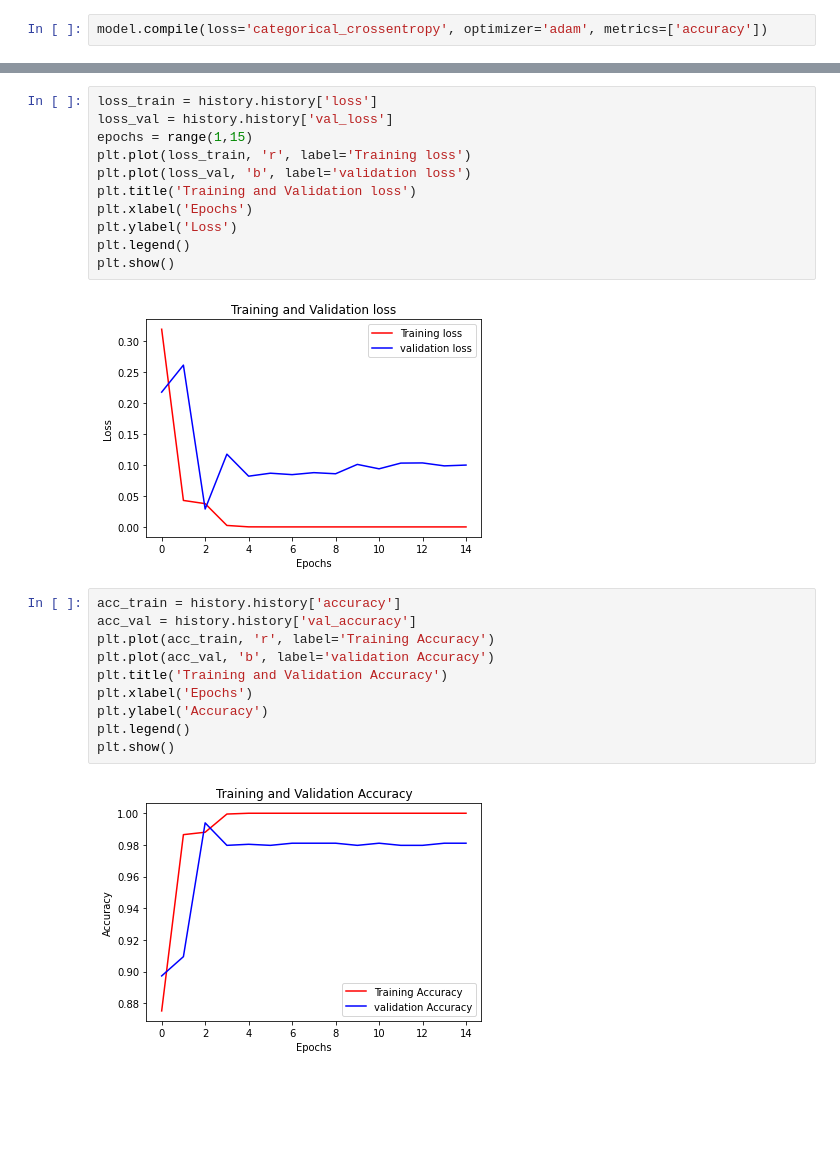
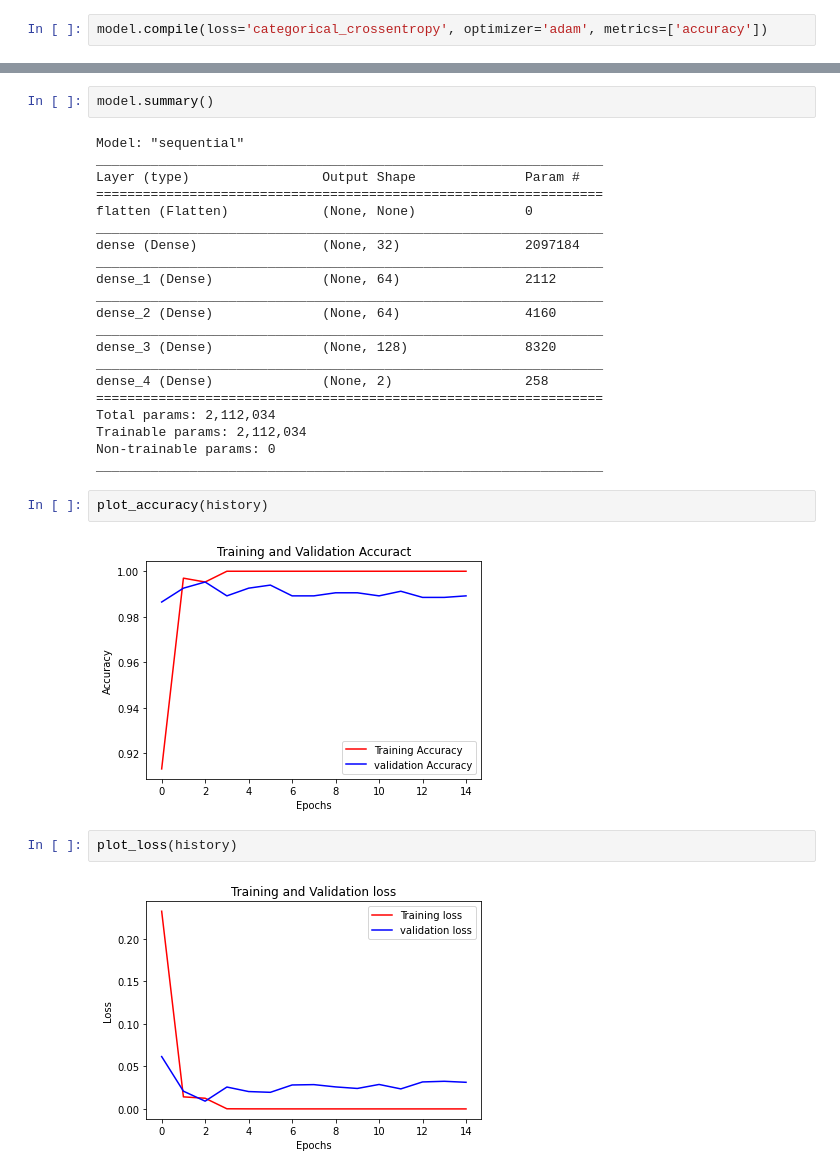
Before and after one commit to W1ckedD/covid_CT_Scan_classification_deep, a Jupyter notebook: 001.ipynb, the cells around one changed output, grey strips where cells are left out. Saved outputs shown, nothing was run; the diff lists cells and outputs as text; blank space fills up the shorter version.

Commit message:
saved model

```diff
--- a/001.ipynb
+++ b/001.ipynb
@@ -95,28 +73,34 @@ Epoch 15/15
+# %%
+model.summary()
+# %% [output]
+Model: "sequential"
+_________________________________________________________________
+Layer (type)                 Output Shape              Param #
+=================================================================
+flatten (Flatten)            (None, None)              0
+_________________________________________________________________
+dense (Dense)                (None, 32)                2097184
+_________________________________________________________________
+dense_1 (Dense)              (None, 64)                2112
+_________________________________________________________________
+dense_2 (Dense)              (None, 64)                4160
+_________________________________________________________________
+dense_3 (Dense)              (None, 128)               8320
+_________________________________________________________________
+dense_4 (Dense)              (None, 2)                 258
+=================================================================
+Total params: 2,112,034
+Trainable params: 2,112,034
+Non-trainable params: 0
+_________________________________________________________________
 # %%
-loss_train = history.history['loss']
-loss_val = history.history['val_loss']
-epochs = range(1,15)
-plt.plot(loss_train, 'r', label='Training loss')
-plt.plot(loss_val, 'b', label='validation loss')
-plt.title('Training and Validation loss')
-plt.xlabel('Epochs')
-plt.ylabel('Loss')
-plt.legend()
-plt.show()
+plot_accuracy(history)
 # %% [output]
-[figure, old version]
+[figure, new version]
 # %%
-acc_train = history.history['accuracy']
-acc_val = history.history['val_accuracy']
-plt.plot(acc_train, 'r', label='Training Accuracy')
-plt.plot(acc_val, 'b', label='validation Accuracy')
-plt.title('Training and Validation Accuracy')
-plt.xlabel('Epochs')
-plt.ylabel('Accuracy')
-plt.legend()
-plt.show()
+plot_loss(history)
 # %% [output]
-[figure, old version]
+[figure, new version]
 # %%
 predicted = model.evaluate(test_batch)
 # %% [output]
```
Also changed, not shown: parts of 6 cells of this notebook, 2 other files.
